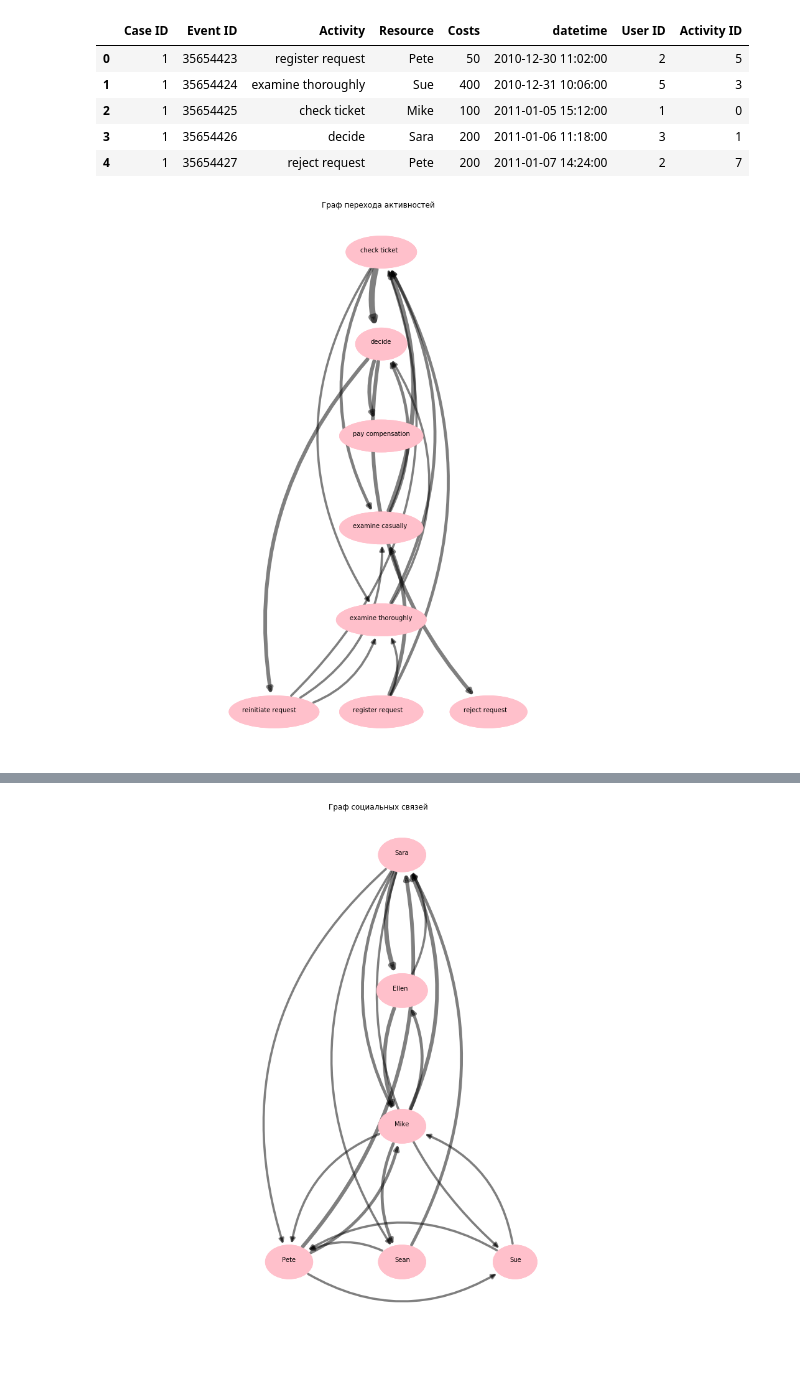
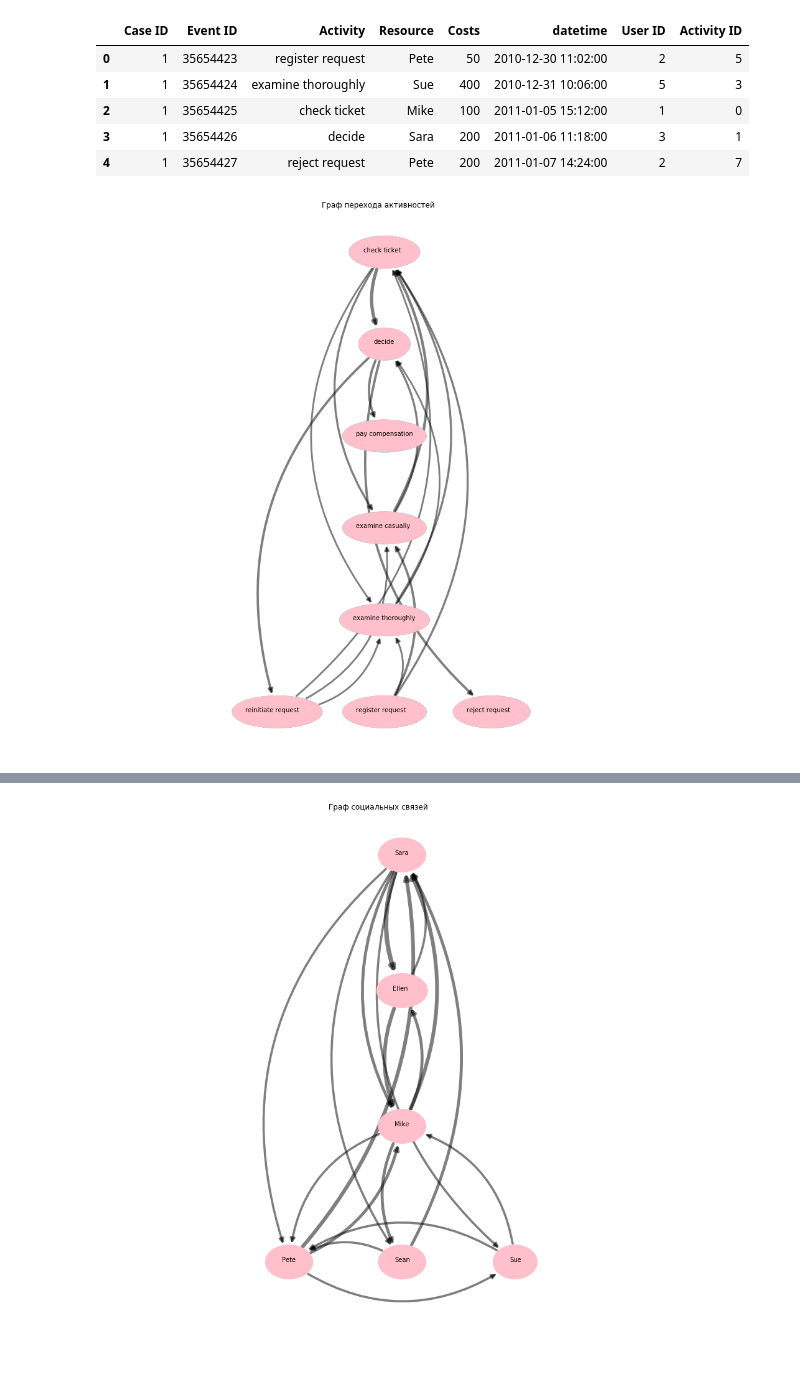
Before and after one commit to booydar/workshop, a Jupyter notebook: nx Graph.ipynb, the cells around one changed output, grey strips where cells are left out. Cells and saved outputs as stored; diff of their text form; code cells hidden in the pictures.

```diff
--- a/nx Graph.ipynb
+++ b/nx Graph.ipynb
@@ -138,7 +138,7 @@ log.head()
 # %%
 graph = Graph(log, 'Case ID', 'Activity ID', 'User ID')
 graph.create_activities_graph()
-graph.draw_activities(alpha=0.5, labels=id_act, node_size = 4700)
+graph.draw_activities(alpha=0.2, labels=id_act)
 # %% [output]
-[figure, old version]
+[figure, new version]
 # %%
```
Also changed, not shown: parts of 6 cells of this notebook, 1 other file.
